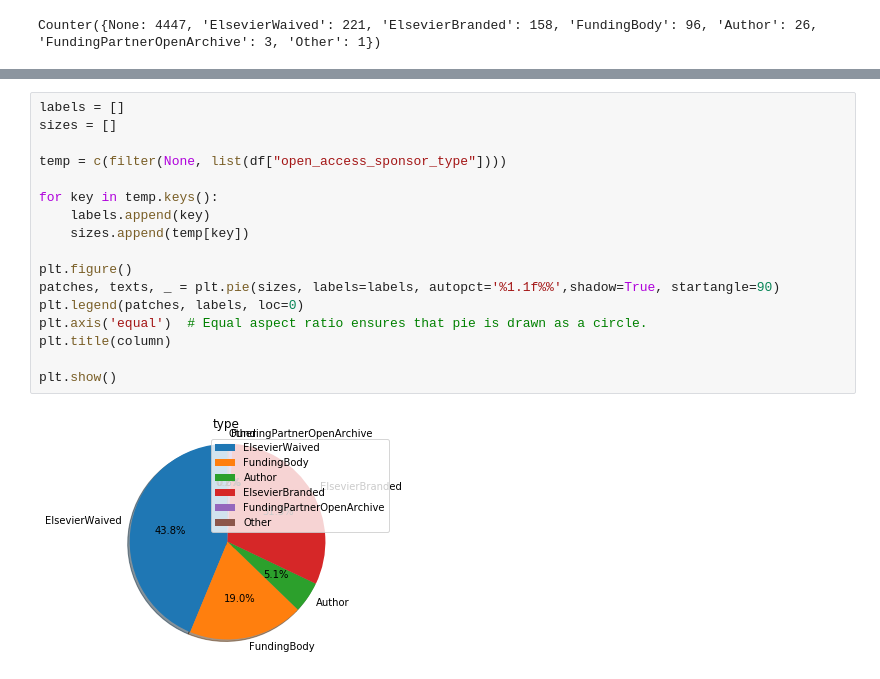
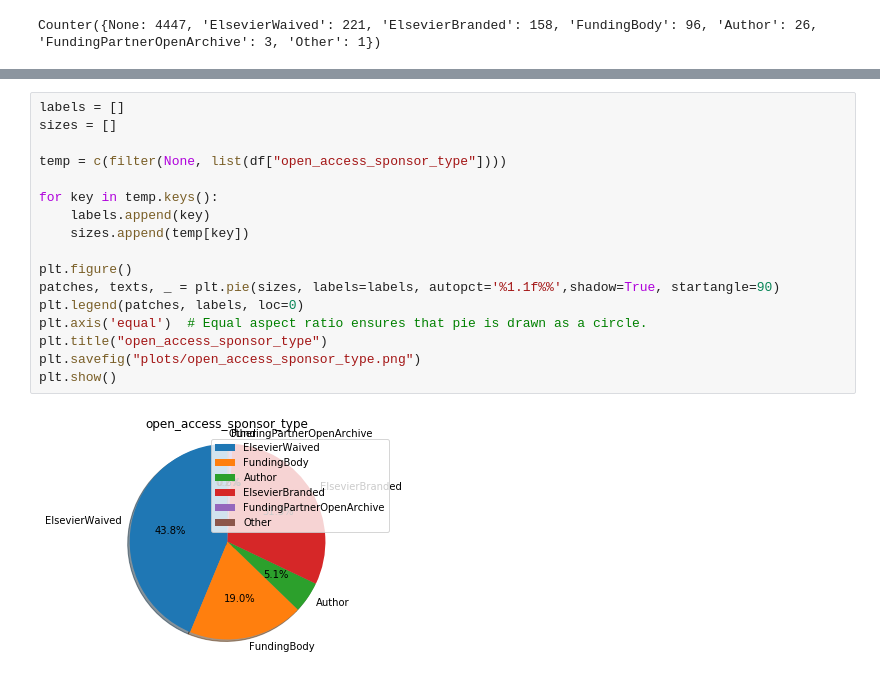
Before and after one commit to Ridhwanluthra/elsapy, a Jupyter notebook: analysis.ipynb, the cells around one changed output, grey strips where cells are left out. Drawn from its saved outputs; the diff is of its cells as text.

```diff
--- a/analysis.ipynb
+++ b/analysis.ipynb
@@ -259,19 +285,19 @@ for column in cols.split(","):
 # %%
 labels = []
 sizes = []
 
 temp = c(filter(None, list(df["open_access_sponsor_type"])))
 
 for key in temp.keys():
     labels.append(key)
     sizes.append(temp[key])
 
 plt.figure()
 patches, texts, _ = plt.pie(sizes, labels=labels, autopct='%1.1f%%',shadow=True, startangle=90)
 plt.legend(patches, labels, loc=0)
 plt.axis('equal')  # Equal aspect ratio ensures that pie is drawn as a circle.
-plt.title(column)
-
+plt.title("open_access_sponsor_type")
+plt.savefig("plots/open_access_sponsor_type.png")
 plt.show()
 # %% [output]
-[figure, old version]
+[figure, new version]
```
Also changed, not shown: parts of 4 cells of this notebook.
